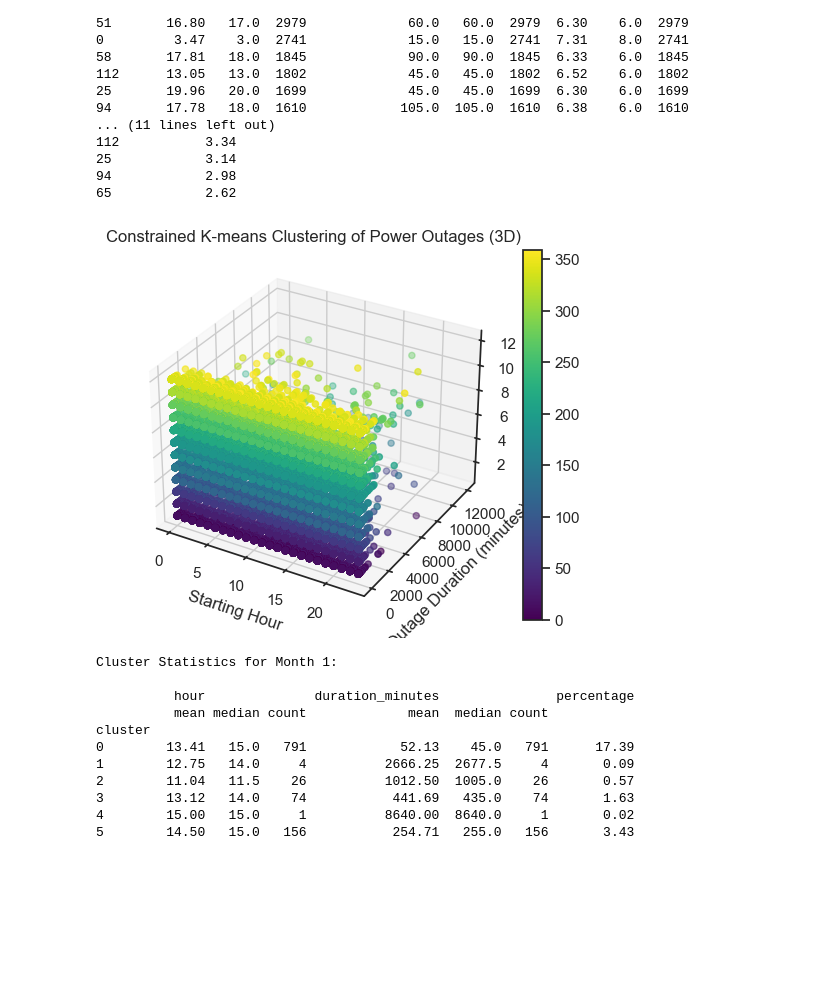
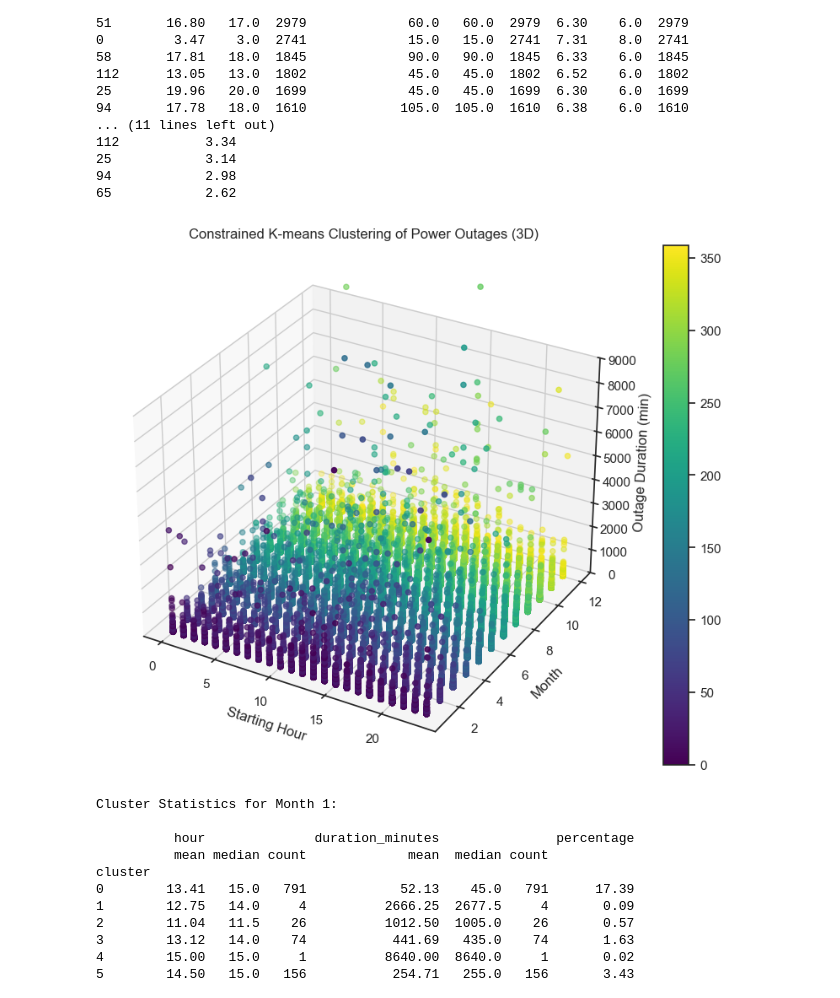
Before and after one commit to JonasSchweiger/Power_Outages_Code, a Jupyter notebook: Power_Outages_new.ipynb, the cells around one changed output. Cells and saved outputs as stored; diff of their text form; code cells hidden in the pictures; blank space fills up the shorter version.

```diff
--- a/Power_Outages_new.ipynb
+++ b/Power_Outages_new.ipynb
@@ -758,38 +758,39 @@ for month in Massachusetts_starting_df['month'].unique():
 
 # Perform clustering for each month separately
 for month, data in monthly_data.items():
     # Choose the number of clusters (k) for this month. You might want to adjust this based on the number of data points in each month.
     k_month = min(30, len(data))  # Example: at least 3 clusters, up to 10
 
     # Initialize the KMeans model
     kmeans = KMeans(n_clusters=k_month, random_state=42)
 
     # Fit the model to the data for this month
     kmeans.fit(data)
 
     # Assign cluster labels with an offset to avoid overlap between months
     Massachusetts_starting_df.loc[Massachusetts_starting_df['month'] == month, 'cluster'] = kmeans.labels_ + (month-1) * 30
 
 # 3D Visualization
-fig = plt.figure()
+fig = plt.figure(figsize=(12, 8))
 ax = fig.add_subplot(111, projection='3d')
 
 # Scatter plot with colors based on cluster labels
-scatter = ax.scatter(X['hour'], X['duration_minutes'], X['month'], c=Massachusetts_starting_df['cluster'], cmap='viridis')
+scatter = ax.scatter(X['hour'], X['month'], X['duration_minutes'], c=Massachusetts_starting_df['cluster'], cmap='viridis')
 
 # Set labels and title
+ax.set_zlim(0, 9000)
 ax.set_xlabel('Starting Hour')
-ax.set_ylabel('Outage Duration (minutes)')
-ax.set_zlabel('Month')
+ax.set_ylabel('Month')
+ax.set_zlabel('Outage Duration (min)')
 ax.set_title('Constrained K-means Clustering of Power Outages (3D)')
 
 # Add a colorbar
 plt.colorbar(scatter)
 
 # Show the plot
 plt.show()
 # %% [output]
-[figure, old version]
+[figure, new version]
 # %%
 # ... (Your previous code for constrained clustering) ...
 
```
Also changed, not shown: parts of 3 cells of this notebook.
